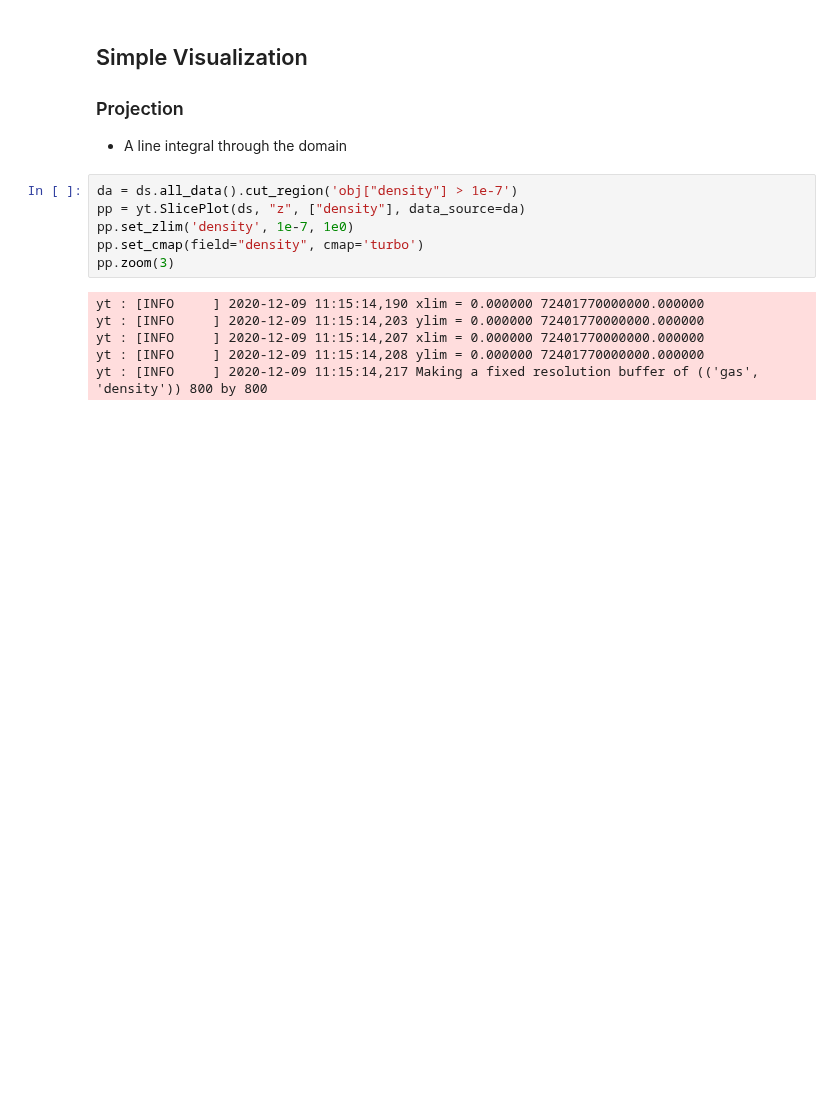
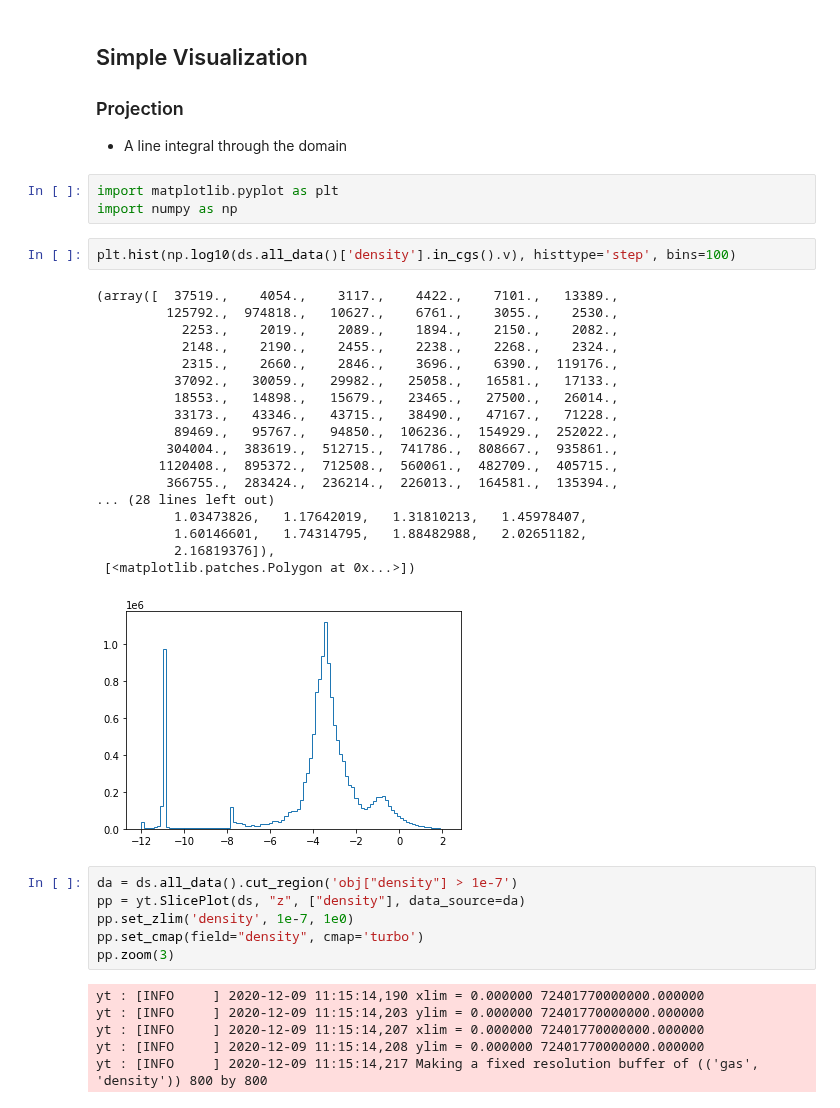
Before and after one commit to slowdivePTG/ASASSN-14ko, a Jupyter notebook: YT_Visualization/YT_test.ipynb, the cells around one changed output. Cells and saved outputs as stored; diff of their text form; blank space fills up the shorter version.

```diff
--- a/YT_Visualization/YT_test.ipynb
+++ b/YT_Visualization/YT_test.ipynb
@@ -71,6 +24,30 @@ YTArray([4.83975939, 4.83975939, 2.41987936]) au
 ## Simple Visualization
 ### Projection
 - A line integral through the domain
+# %%
+import matplotlib.pyplot as plt
+import numpy as np
+# %%
+plt.hist(np.log10(ds.all_data()['density'].in_cgs().v), histtype='step', bins=100)
+# %% [output]
+(array([  37519.,    4054.,    3117.,    4422.,    7101.,   13389.,
+         125792.,  974818.,   10627.,    6761.,    3055.,    2530.,
+           2253.,    2019.,    2089.,    1894.,    2150.,    2082.,
+           2148.,    2190.,    2455.,    2238.,    2268.,    2324.,
+           2315.,    2660.,    2846.,    3696.,    6390.,  119176.,
+          37092.,   30059.,   29982.,   25058.,   16581.,   17133.,
+          18553.,   14898.,   15679.,   23465.,   27500.,   26014.,
+          33173.,   43346.,   43715.,   38490.,   47167.,   71228.,
+          89469.,   95767.,   94850.,  106236.,  154929.,  252022.,
+         304004.,  383619.,  512715.,  741786.,  808667.,  935861.,
+        1120408.,  895372.,  712508.,  560061.,  482709.,  405715.,
+         366755.,  283424.,  236214.,  226013.,  164581.,  135394.,
+... (28 lines left out)
+          1.03473826,   1.17642019,   1.31810213,   1.45978407,
+          1.60146601,   1.74314795,   1.88482988,   2.02651182,
+          2.16819376]),
+ [<matplotlib.patches.Polygon at 0x...>])
+[figure, added]
 # %%
 da = ds.all_data().cut_region('obj["density"] > 1e-7')
 pp = yt.SlicePlot(ds, "z", ["density"], data_source=da)
```
Also changed, not shown: parts of 6 cells of this notebook, 4 other files.
